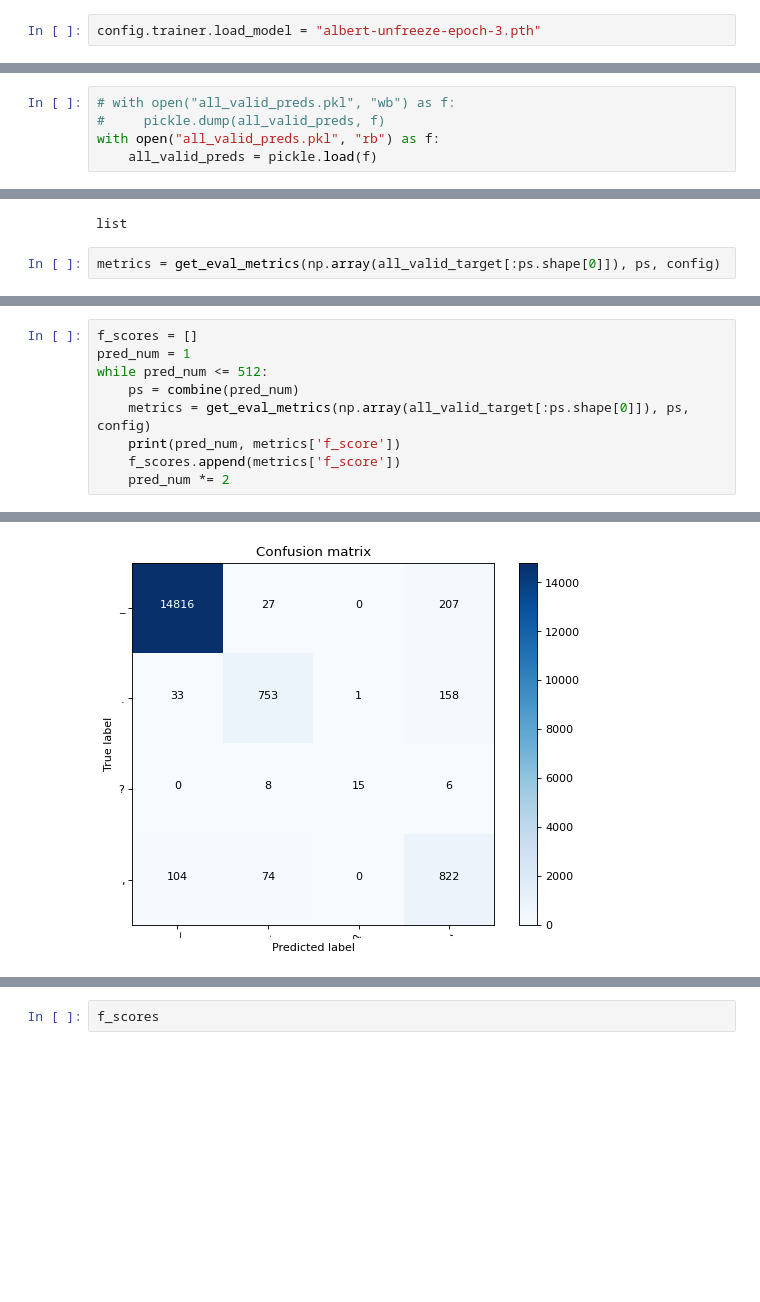
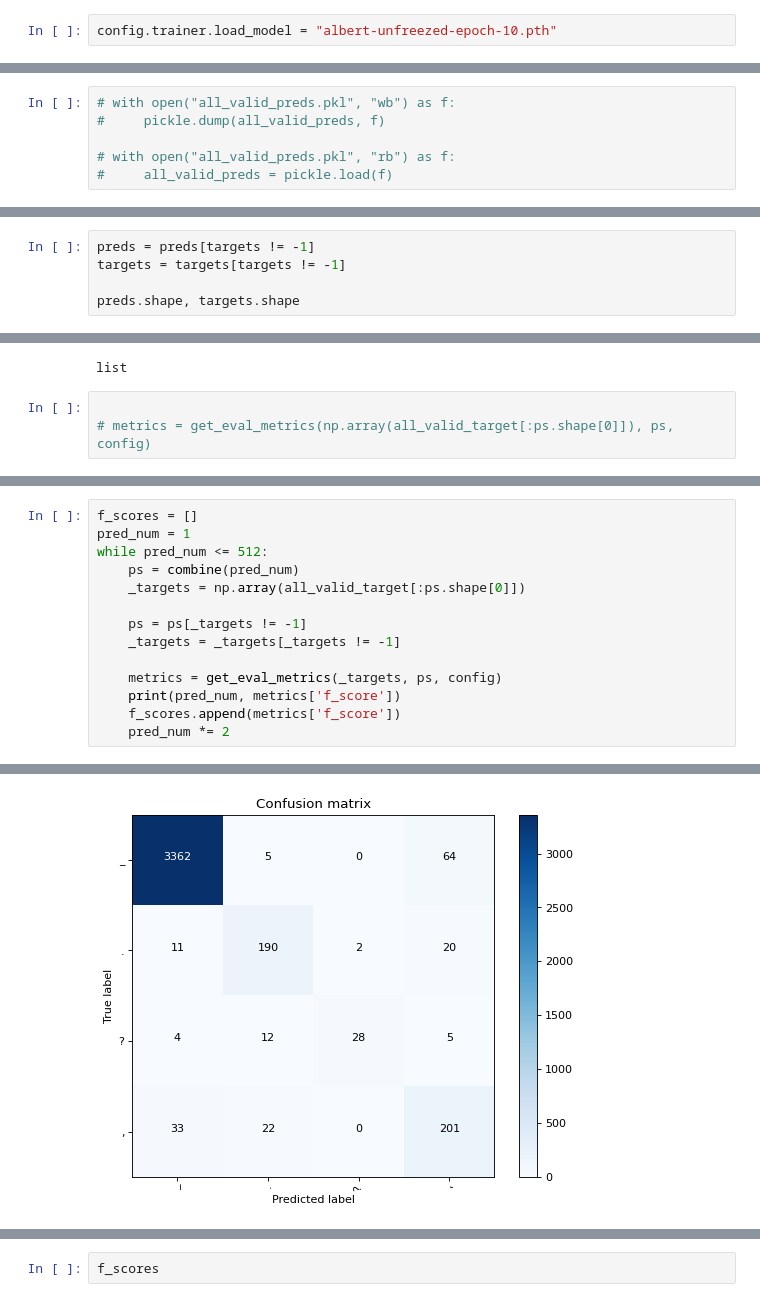
Before and after one commit to attilanagy234/neural-punctuator, a Jupyter notebook: src/multiple predictions.ipynb, the cells around one changed output, grey strips where cells are left out. Drawn from its saved outputs; the diff is of its cells as text; blank space fills up the shorter version.

```diff
--- a/src/multiple predictions.ipynb
+++ b/src/multiple predictions.ipynb
@@ -30,7 +30,7 @@ np.random.seed(69)
 # %%
 config = get_config_from_yaml('neural_punctuator/configs/config-unfreeze.yaml')
 # %%
-config.trainer.load_model = "albert-unfreeze-epoch-3.pth"
+config.trainer.load_model = "albert-unfreezed-epoch-10.pth"
 # %%
 config.trainer.load_model
 # %% [output]
@@ -143,8 +143,9 @@ KeyboardInterrupt:
 # %%
 # with open("all_valid_preds.pkl", "wb") as f:
 #     pickle.dump(all_valid_preds, f)
-with open("all_valid_preds.pkl", "rb") as f:
-    all_valid_preds = pickle.load(f)
+
+# with open("all_valid_preds.pkl", "rb") as f:
+#     all_valid_preds = pickle.load(f)
 # %%
 all_valid_target = valid_dataset.targets
 len(all_valid_target)
@@ -198,0 +200,5 @@ plt.hist(preds.argmax(-1))
+# %%
+preds = preds[targets != -1]
+targets = targets[targets != -1]
+
+preds.shape, targets.shape
@@ -270,4 +279,5 @@ type(all_valid_target)
 # %% [output]
 list
 # %%
-metrics = get_eval_metrics(np.array(all_valid_target[:ps.shape[0]]), ps, config)
+
+# metrics = get_eval_metrics(np.array(all_valid_target[:ps.shape[0]]), ps, config)
@@ -293,7 +286,12 @@ f_scores = []
 pred_num = 1
 while pred_num <= 512:
     ps = combine(pred_num)
-    metrics = get_eval_metrics(np.array(all_valid_target[:ps.shape[0]]), ps, config)
+    _targets = np.array(all_valid_target[:ps.shape[0]])
+
+    ps = ps[_targets != -1]
+    _targets = _targets[_targets != -1]
+
+    metrics = get_eval_metrics(_targets, ps, config)
     print(pred_num, metrics['f_score'])
     f_scores.append(metrics['f_score'])
     pred_num *= 2
@@ -333 +333 @@ weighted avg      0.967     0.964     0.965     17024
-[figure, old version]
+[figure, new version]
```
Also changed, not shown: parts of 22 cells of this notebook, 11 other files.
